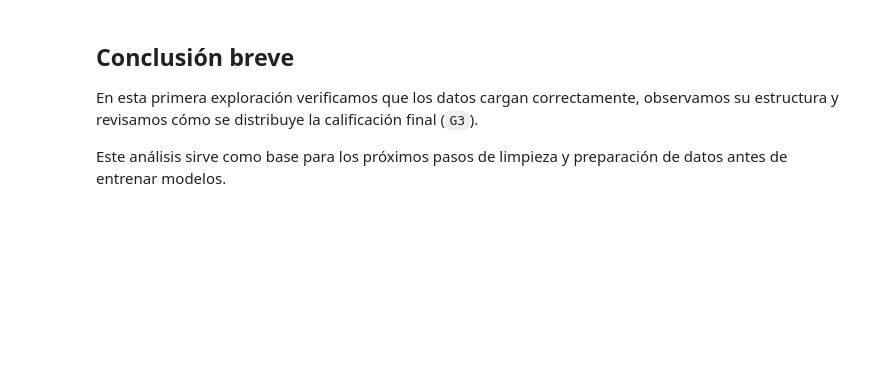
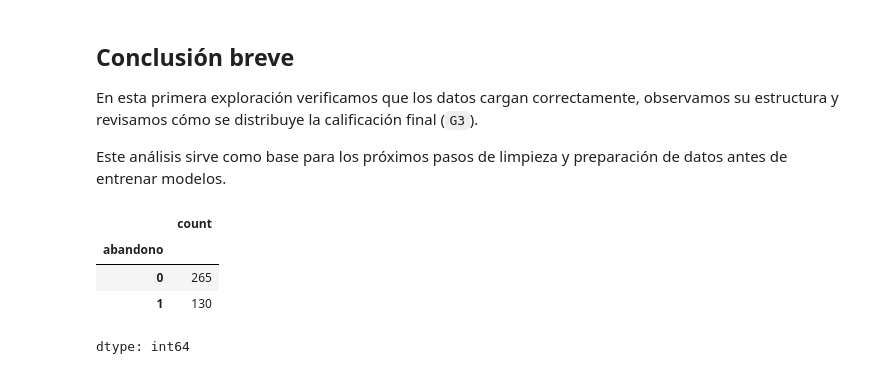
Before and after one commit to JoseMasvidal/prediccion-abandono-estudiantil, a Jupyter notebook: notebooks/01_exploracion_datos.ipynb, the cells around one changed output. Cells and saved outputs as stored; diff of their text form; code cells hidden in the pictures; blank space fills up the shorter version.

```diff
--- a/notebooks/01_exploracion_datos.ipynb
+++ b/notebooks/01_exploracion_datos.ipynb
@@ -23,7 +23,7 @@ Leemos el archivo `data/student-mat.csv`.
 
 > Nota: este dataset suele estar separado por punto y coma (`;`), por eso usamos `sep=';'`.
 # %%
-ruta_datos = 'data/student-mat.csv'
+ruta_datos = 'student-mat.csv'
 df = pd.read_csv(ruta_datos, sep=';')
 
 print(f'Dataset cargado correctamente con {df.shape[0]} filas y {df.shape[1]} columnas.')
@@ -61,3 +101,15 @@ plt.show()
 En esta primera exploración verificamos que los datos cargan correctamente, observamos su estructura y revisamos cómo se distribuye la calificación final (`G3`).
 
 Este análisis sirve como base para los próximos pasos de limpieza y preparación de datos antes de entrenar modelos.
+# %%
+# Crear variable objetivo (target)
+df['abandono'] = df['G3'].apply(lambda x: 1 if x < 10 else 0)
+
+# Ver distribución
+df['abandono'].value_counts()
+# %% [output]
+|  | count |
+| abandono |  |
+| 0 | 265 |
+| 1 | 130 |
+dtype: int64
```
Also changed, not shown: parts of 6 cells of this notebook.
